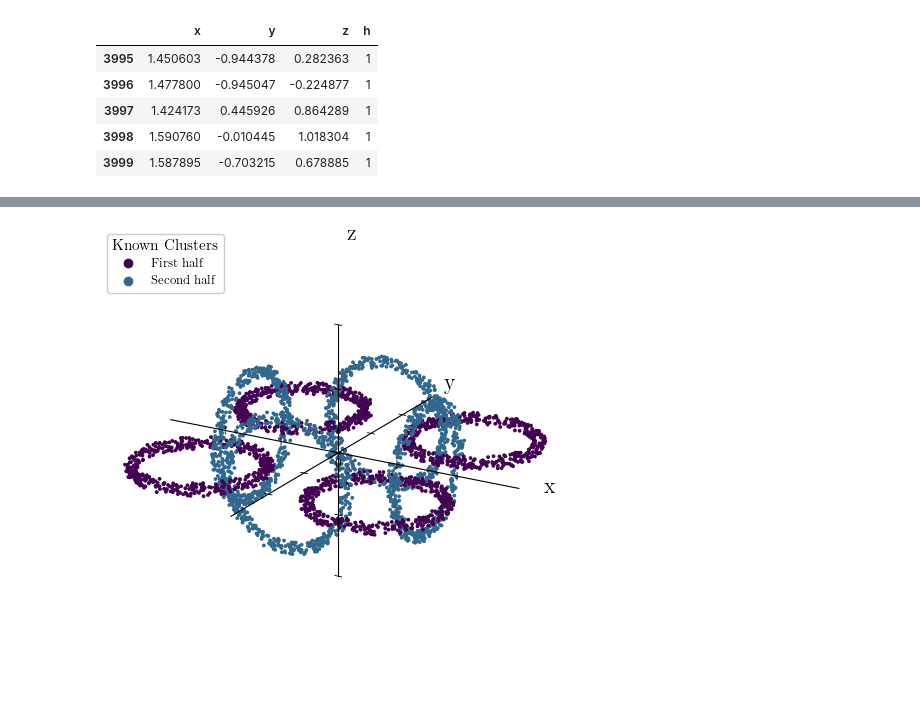
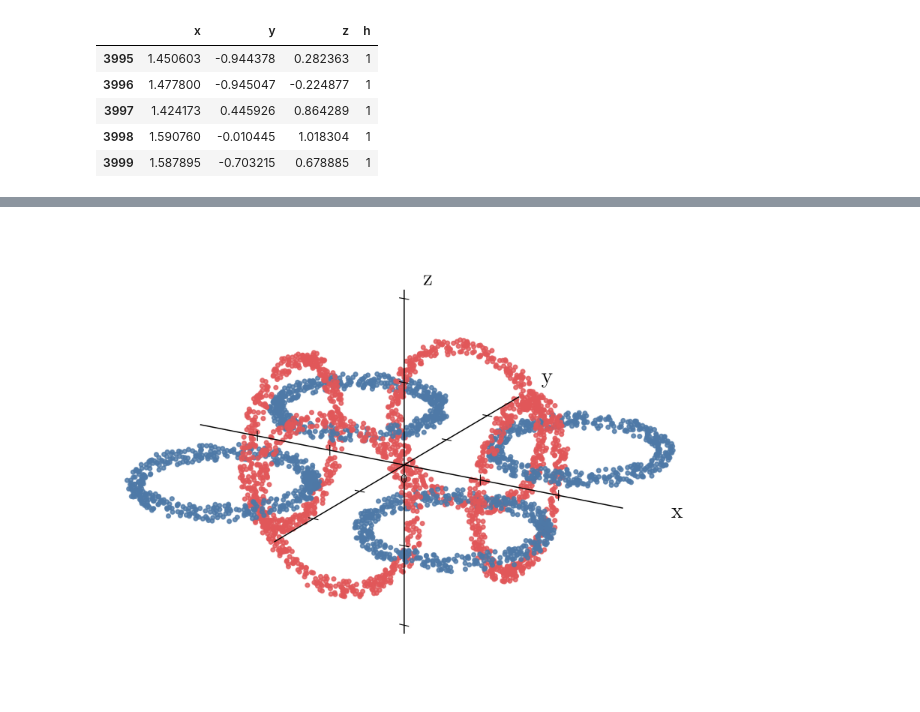
Before and after one commit to MO-tothe-ES/MLA_DIKU, a Jupyter notebook: HA7/HA7.ipynb, the cells around one changed output, grey strips where cells are left out. Cells and saved outputs as stored; diff of their text form; code cells hidden in the pictures.

```diff
--- a/HA7/HA7.ipynb
+++ b/HA7/HA7.ipynb
@@ -7,6 +7,12 @@ import numpy as np
 from matplotlib.colors import ListedColormap
 import warnings
 warnings.filterwarnings("ignore", message="KMeans is known to have a memory leak")
+from sklearn.decomposition import PCA
+from sklearn.manifold import TSNE
+from sklearn.preprocessing import StandardScaler
+from matplotlib.transforms import Bbox
+from IPython.display import Image, display
+from pathlib import Path
 
 import scienceplots
 plt.style.use(["science", "grid"])
@@ -17,7 +23,10 @@ plt.rcParams.update({
     "legend.fontsize": 9,
     "figure.titlesize": 15,
 })
-dpi=100
+dpi=300
+
+colors_pair = ['#4E79A7', '#E15759']
+colors_three = ['#4E79A7', '#E15759', '#59A14F']
 # %%
 # read (big) dataset and name dimensions
 bigd = pd.read_csv('data/big-dataset.csv', header=None)
@@ -211,45 +178,63 @@ plt.show()
 # %%
-# plotting
+# Settings
 ticks = [-2, -1, 0, 1, 2]
+dpi = 300
+bottom_crop = 1  # Inches removed from the bottom
+
+output_path = Path("output/3dviz.png")
+output_path.parent.mkdir(parents=True, exist_ok=True)
+
+# Plotting
 fig = plt.figure(figsize=(6, 6))
 ax = fig.add_subplot(111, projection="3d")
+fig.subplots_adjust(left=0, right=1, bottom=0, top=1)
 
-points = ax.scatter(
+ax.scatter(
     datavis.x, datavis.y, datavis.z,
     c=datavis.h,
-    cmap = ListedColormap(["#440154", "#31688E"])
+    cmap=ListedColormap(colors_pair),
     vmin=0, vmax=1,
-    s=3, depthshade=False
+    s=8,
+    depthshade=False,
+    alpha=0.8
 )
 
-ax.set(xlim=(-3.8, 3.8), ylim=(-3.8, 3.8), zlim=(-3.8, 3.8))
+ax.set(
+    xlim=(-3.8, 3.8),
+    ylim=(-3.8, 3.8),
+    zlim=(-3.8, 3.8)
+)
 ax.set_box_aspect((1, 1, 1), zoom=1.85)
 ax.view_init(elev=20, azim=-60)
 ax.set_axis_off()
 
 # Centered axes
-ax.plot([-3, 3], [0, 0], [0, 0], "k-", lw=0.8)
-ax.plot([0, 0], [-3, 3], [0, 0], "k-", lw=0.8)
-ax.plot([0, 0], [0, 0], [-2, 2], "k-", lw=0.8)
+ax.plot([-2.8, 2.8], [0, 0], [0, 0], "k-", lw=0.8)
+ax.plot([0, 0], [-2.8, 2.8], [0, 0], "k-", lw=0.8)
+ax.plot([0, 0], [0, 0], [-2.1, 2.1], "k-", lw=0.8)
 
-# Custom ticks on the centered axes
+# Custom ticks
 for t in ticks:
     ax.plot([t, t], [0, 0], [-0.06, 0.06], "k-", lw=0.6)
     ax.plot([-0.06, 0.06], [t, t], [0, 0], "k-", lw=0.6)
     ax.plot([-0.06, 0.06], [0, 0], [t, t], "k-", lw=0.6)
 
 ax.text(0, 0, -0.22, "0", ha="center", fontsize=9)
 
 # Axis labels
 ax.text(3.4, 0, 0, "x", fontsize=16)
 ax.text(0, 3.4, 0, "y", fontsize=16)
-ax.text(0.15, 0, 3.3, "z", fontsize=16)
+ax.text(0.25, 0, 2.2, "z", fontsize=16)
 
-# Discrete legend for h
-handles, _ = points.legend_elements(num=[0, 1])
-ax.legend(handles, ['First half', 'Second half'], title="Known Clusters", loc="upper left")
+# Save with the bottom whitespace cropped
+width, height = fig.get_size_inches()
+crop = Bbox.from_extents(0, bottom_crop, width, height-0.5)
 
-plt.show()
+fig.savefig(output_path, dpi=dpi, bbox_inches=crop)
+
+# Display the cropped image
+plt.close(fig)
+display(Image(filename=str(output_path), width=600))
 # %% [output]
-[figure, old version]
+[figure, new version]
 # %%
```
Also changed, not shown: parts of 9 cells of this notebook, 13 other files.
